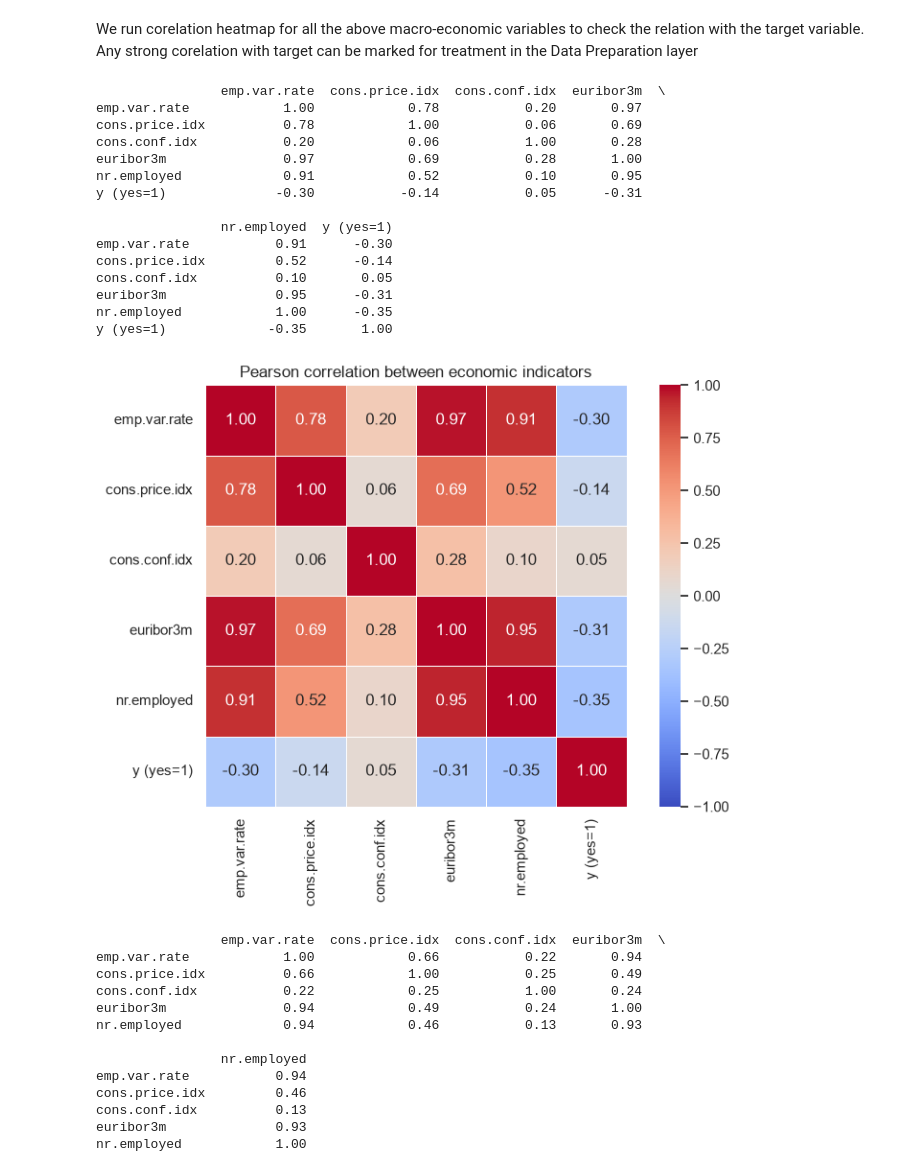
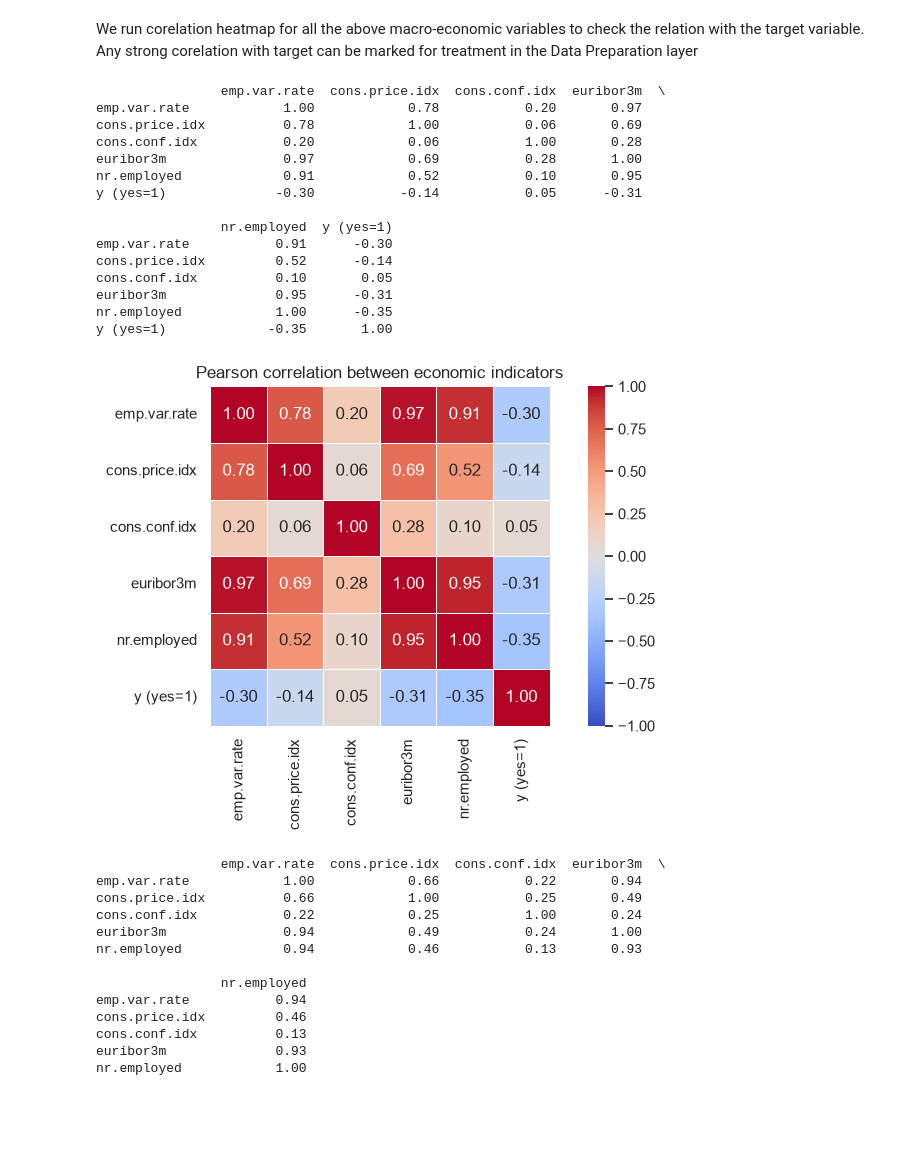
Before and after one commit to anoopungrd/sgh-advanced-analytics-big-data, a Jupyter notebook: semester-1/data-mining/project/code/Bank_Marketing_Notebook.ipynb, the cells around one changed output. Cells and saved outputs as stored; diff of their text form; code cells hidden in the pictures; blank space fills up the shorter version.

```diff
--- a/semester-1/data-mining/project/code/Bank_Marketing_Notebook.ipynb
+++ b/semester-1/data-mining/project/code/Bank_Marketing_Notebook.ipynb
@@ -727,35 +843,35 @@ macro_cols = ['emp.var.rate', 'cons.price.idx', 'cons.conf.idx',
               'euribor3m', 'nr.employed']
 
 tmp = df_csv[macro_cols].copy()
 tmp['y (yes=1)'] = (df_csv['y'] == 'yes').astype(int)
 
 #corr = df_csv[macro_cols].corr(method='pearson')
 corr = tmp.corr(method='pearson')
 print(corr.round(2))
 
-plt.figure(figsize=(8, 6))
+plt.figure(figsize=(8, 5))
 sns.heatmap(corr, annot=True, fmt='.2f', cmap='coolwarm',
             vmin=-1, vmax=1, center=0, square=True, linewidths=0.5)
 plt.title('Pearson correlation between economic indicators')
 plt.tight_layout()
 plt.show()
 # %% [output]
                 emp.var.rate  cons.price.idx  cons.conf.idx  euribor3m  \
 emp.var.rate            1.00            0.78           0.20       0.97
 cons.price.idx          0.78            1.00           0.06       0.69
 cons.conf.idx           0.20            0.06           1.00       0.28
 euribor3m               0.97            0.69           0.28       1.00
 nr.employed             0.91            0.52           0.10       0.95
 y (yes=1)              -0.30           -0.14           0.05      -0.31
 
                 nr.employed  y (yes=1)
 emp.var.rate           0.91      -0.30
 cons.price.idx         0.52      -0.14
 cons.conf.idx          0.10       0.05
 euribor3m              0.95      -0.31
 nr.employed            1.00      -0.35
 y (yes=1)             -0.35       1.00
-[figure, old version]
+[figure, new version]
 # %%
 ### emp.var.rate, euribor3m and nr.employed correlate with each other at 0.91 to 0.97, so keeping all three gives almost no extra information.
 ### cons.price.idx is moderately to strongly correlated (0.52 to 0.78)
```
Also changed, not shown: parts of 9 cells of this notebook, 1 other file.
